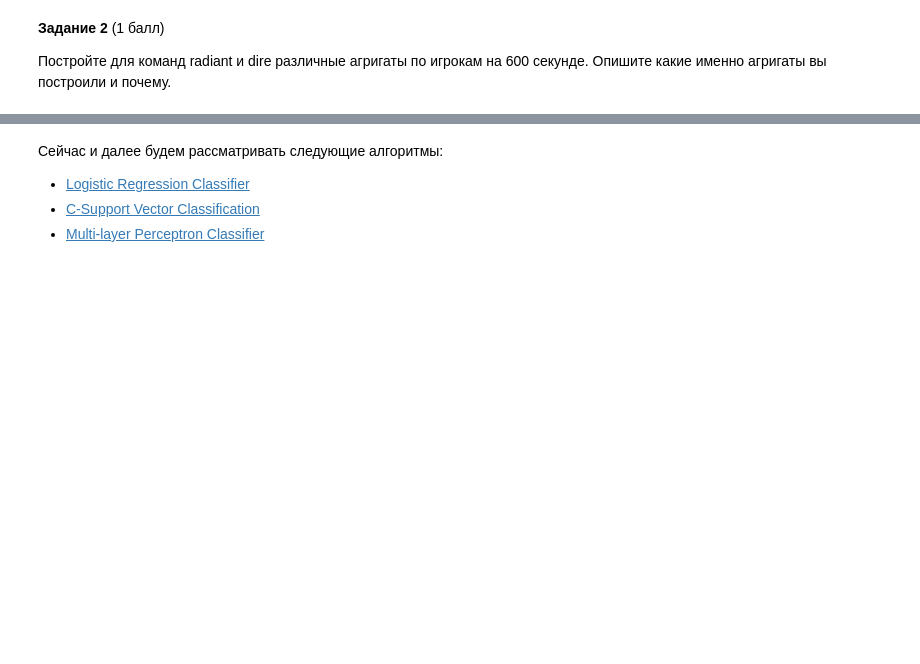
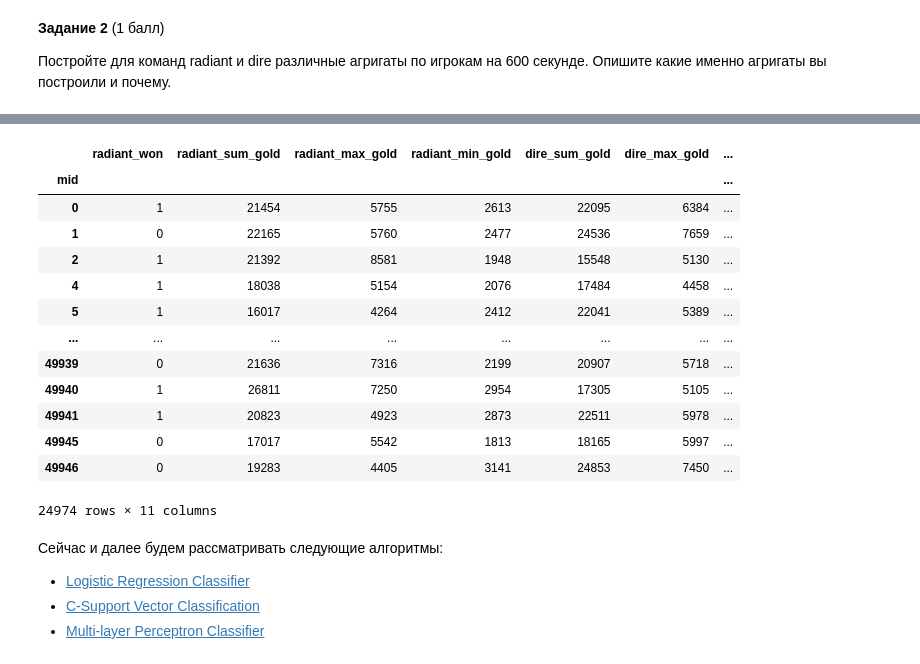
Before and after one commit to TroninDV/MLLab1, a Jupyter notebook: lab_1.ipynb, the cells around one changed output, grey strips where cells are left out. Cells and saved outputs as stored; diff of their text form; code cells hidden in the pictures; blank space fills up the shorter version.

```diff
--- a/lab_1.ipynb
+++ b/lab_1.ipynb
@@ -116,3 +185,42 @@ train_data.head()
+# %%
+train_agregate_data = train_data_gold_lh[["mid", "radiant_won"]].copy()
+
+radiant_players_gold = ["gold_player_" + str(i) for i in range(0, 5)]
+radiant_players_lh = ["lh_player_" + str(i) for i in range(0, 5)]
+dire_players_gold = ["gold_player_" + str(i) for i in range(5, 10)]
+dire_players_lh = ["lh_player_" + str(i) for i in range(5, 10)]
+
+train_agregate_data.loc[:, "radiant_sum_gold"] = train_data_gold_lh[radiant_players_gold].sum(axis=1)
+train_agregate_data.loc[:, "radiant_max_gold"] = train_data_gold_lh[radiant_players_gold].max(axis=1)
+train_agregate_data.loc[:, "radiant_min_gold"] = train_data_gold_lh[radiant_players_gold].min(axis=1)
+
+train_agregate_data.loc[:, "dire_sum_gold"] = train_data_gold_lh[dire_players_gold].sum(axis=1)
+train_agregate_data.loc[:, "dire_max_gold"] = train_data_gold_lh[dire_players_gold].max(axis=1)
+train_agregate_data.loc[:, "dire_min_gold"] = train_data_gold_lh[dire_players_gold].min(axis=1)
+
+train_agregate_data.loc[:, "radiant_max_lh"] = train_data_gold_lh[radiant_players_lh].max(axis=1)
+train_agregate_data.loc[:, "radiant_min_lh"] = train_data_gold_lh[radiant_players_lh].min(axis=1)
+
+train_agregate_data.loc[:, "dire_max_lh"] = train_data_gold_lh[dire_players_lh].max(axis=1)
+train_agregate_data.loc[:, "dire_min_lh"] = train_data_gold_lh[dire_players_lh].min(axis=1)
+
+train_agregate_data.set_index('mid', inplace=True)
+train_agregate_data
+# %% [output]
+|  | radiant_won | radiant_sum_gold | radiant_max_gold | radiant_min_gold | dire_sum_gold | dire_max_gold | ... |
+| mid |  |  |  |  |  |  | ... |
+| 0 | 1 | 21454 | 5755 | 2613 | 22095 | 6384 | ... |
+| 1 | 0 | 22165 | 5760 | 2477 | 24536 | 7659 | ... |
+| 2 | 1 | 21392 | 8581 | 1948 | 15548 | 5130 | ... |
+| 4 | 1 | 18038 | 5154 | 2076 | 17484 | 4458 | ... |
+| 5 | 1 | 16017 | 4264 | 2412 | 22041 | 5389 | ... |
+| ... | ... | ... | ... | ... | ... | ... | ... |
+| 49939 | 0 | 21636 | 7316 | 2199 | 20907 | 5718 | ... |
+| 49940 | 1 | 26811 | 7250 | 2954 | 17305 | 5105 | ... |
+| 49941 | 1 | 20823 | 4923 | 2873 | 22511 | 5978 | ... |
+| 49945 | 0 | 17017 | 5542 | 1813 | 18165 | 5997 | ... |
+| 49946 | 0 | 19283 | 4405 | 3141 | 24853 | 7450 | ... |
+24974 rows × 11 columns
 # %% [markdown]
 Сейчас и далее будем рассматривать следующие алгоритмы:
  - [Logistic Regression Classifier](https://scikit-learn.org/stable/modules/generated/sklearn.linear_model.LogisticRegression.html)
```
Also changed, not shown: parts of 15 cells of this notebook.
